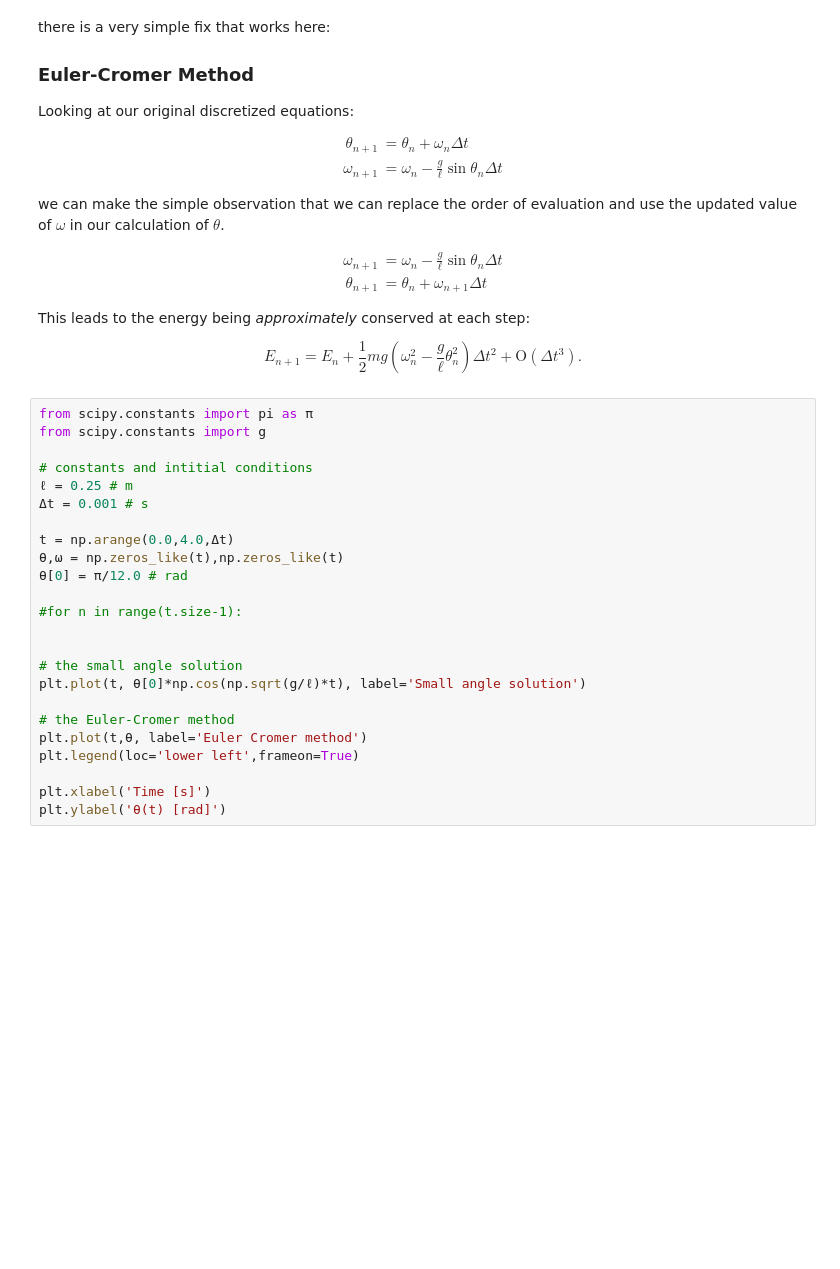
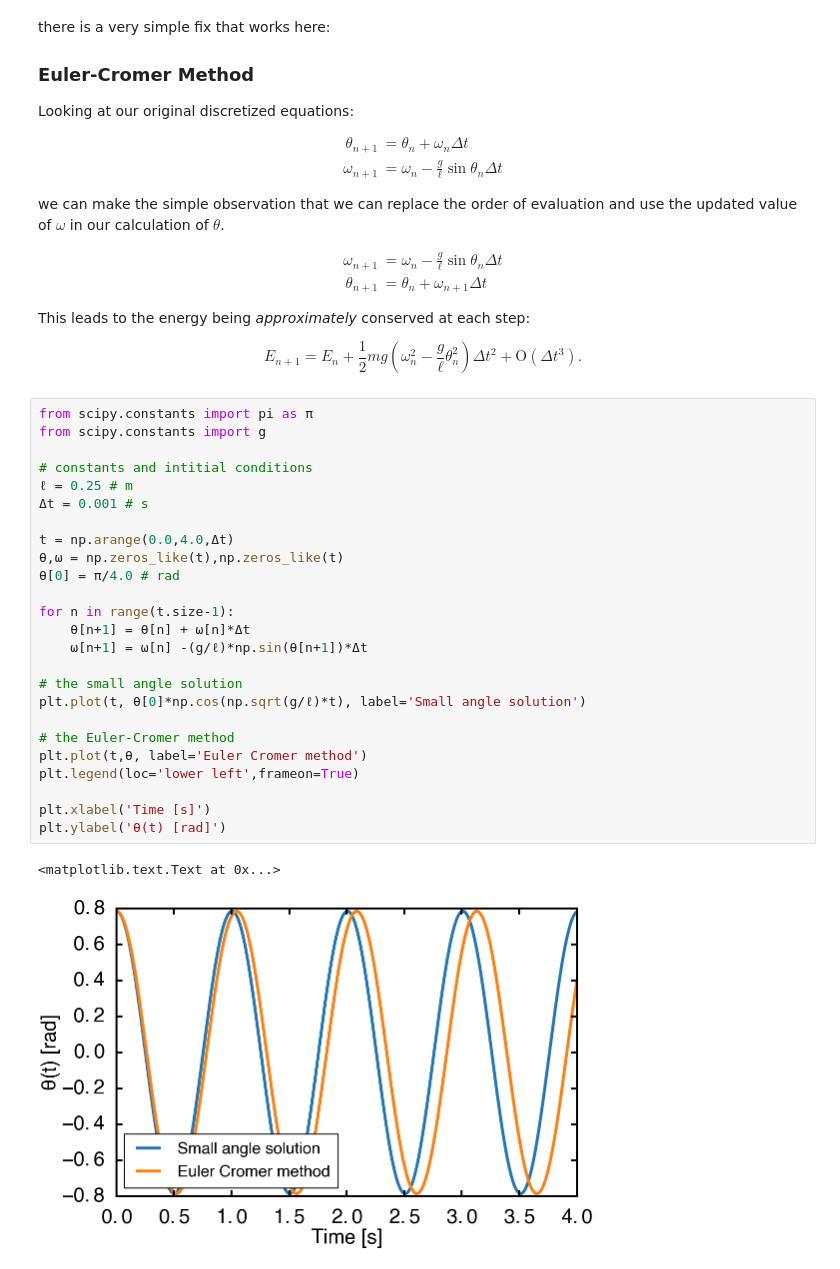
Before and after one commit to agdelma/IntroCompPhysics, a Jupyter notebook: Notebooks/16_SimpleHarmonicMotion.ipynb, the cells around one changed output. Saved outputs shown, nothing was run; the diff lists cells and outputs as text; blank space fills up the shorter version.

```diff
--- a/Notebooks/16_SimpleHarmonicMotion.ipynb
+++ b/Notebooks/16_SimpleHarmonicMotion.ipynb
@@ -157,27 +161,31 @@ E_{n+1} = E_{n} + \frac{1}{2}m g \left(\omega_n^2 - \frac{g}{\ell}\theta_n^2 \ri
 # %%
 from scipy.constants import pi as π
 from scipy.constants import g
 
 # constants and intitial conditions
 ℓ = 0.25 # m
 Δt = 0.001 # s
 
 t = np.arange(0.0,4.0,Δt)
 θ,ω = np.zeros_like(t),np.zeros_like(t)
-θ[0] = π/12.0 # rad
+θ[0] = π/4.0 # rad
 
-#for n in range(t.size-1):
-
+for n in range(t.size-1):
+    θ[n+1] = θ[n] + ω[n]*Δt
+    ω[n+1] = ω[n] -(g/ℓ)*np.sin(θ[n+1])*Δt
 
 # the small angle solution
 plt.plot(t, θ[0]*np.cos(np.sqrt(g/ℓ)*t), label='Small angle solution')
 
 # the Euler-Cromer method
 plt.plot(t,θ, label='Euler Cromer method')
 plt.legend(loc='lower left',frameon=True)
 
 plt.xlabel('Time [s]')
 plt.ylabel('θ(t) [rad]')
+# %% [output]
+<matplotlib.text.Text at 0x...>
+[figure, added]
 # %% [markdown]
 ## There are still some noticable deviations, thoughts?
 
```
Also changed, not shown: parts of 5 cells of this notebook.
